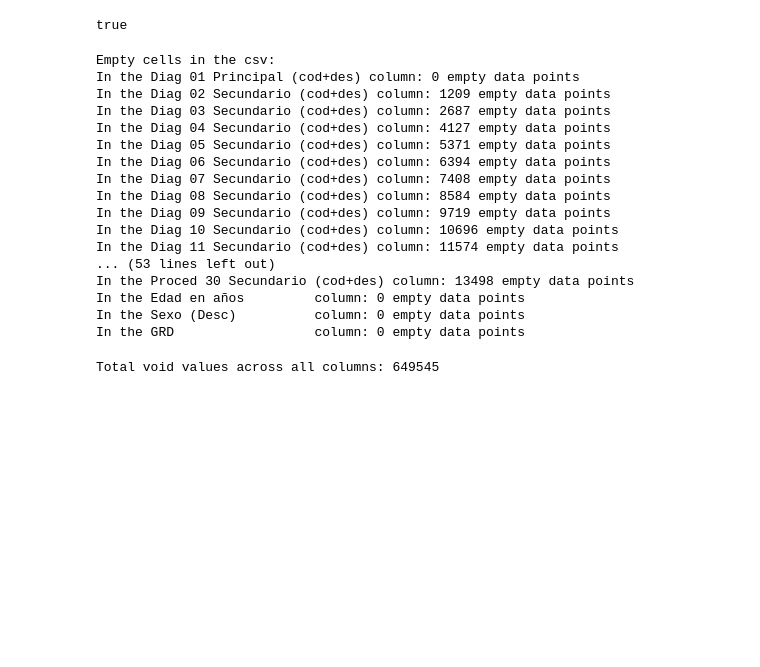
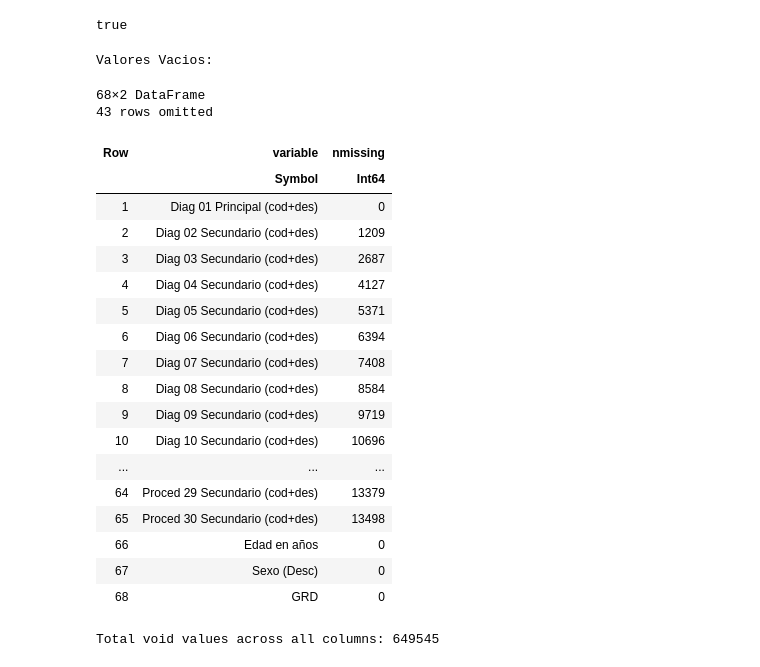
Before and after one commit to Coragg/GRDprediction, a Jupyter notebook: julia/DataMining.ipynb, the cells around one changed output. Cells and saved outputs as stored; diff of their text form; code cells hidden in the pictures; blank space fills up the shorter version.

```diff
--- a/julia/DataMining.ipynb
+++ b/julia/DataMining.ipynb
@@ -19,6 +19,6 @@ using CSV, DataFrames, XLSX, Plots, Printf, StatsBase
 # Reading of file and empty data
 # %%
 file_path = "../data/dataset_elpino.csv"
-df = CSV.read(file_path, DataFrame; missingstrings=["NA", "NULL", "-"], delim=';')
+df = CSV.read(file_path, DataFrame; missingstring=["NA", "NULL", "-"], delim=';')
 first(df, 3)
 # %% [output]
@@ -97,30 +69,30 @@ println(resumen)
 any(ismissing.(Matrix(df)))
 # %% [output]
 true
-# %%
-# Cuenta los valores faltantes en cada columna
-missing_counts = [count(ismissing, col) for col in eachcol(df)]
-println("Empty cells in the csv:")
-for (col_name, missing_count) in zip(names(df), missing_counts)
-    @printf("In the %-20s column: %d empty data point%s\n",
-            col_name, missing_count, missing_count == 1 ? "" : "s")
-end
-# %% [output]
-Empty cells in the csv:
-In the Diag 01 Principal (cod+des) column: 0 empty data points
-In the Diag 02 Secundario (cod+des) column: 1209 empty data points
-In the Diag 03 Secundario (cod+des) column: 2687 empty data points
-In the Diag 04 Secundario (cod+des) column: 4127 empty data points
-In the Diag 05 Secundario (cod+des) column: 5371 empty data points
-In the Diag 06 Secundario (cod+des) column: 6394 empty data points
-In the Diag 07 Secundario (cod+des) column: 7408 empty data points
-In the Diag 08 Secundario (cod+des) column: 8584 empty data points
-In the Diag 09 Secundario (cod+des) column: 9719 empty data points
-In the Diag 10 Secundario (cod+des) column: 10696 empty data points
-In the Diag 11 Secundario (cod+des) column: 11574 empty data points
-... (53 lines left out)
-In the Proced 30 Secundario (cod+des) column: 13498 empty data points
-In the Edad en años         column: 0 empty data points
-In the Sexo (Desc)          column: 0 empty data points
-In the GRD                  column: 0 empty data points
+# %%
+missing_counts = DataFrame(mapcols(col -> count(ismissing, col), df))
+println("Valores Vacios:")
+dec = describe(df, :nmissing)
+# %% [output]
+Valores Vacios:
+68×2 DataFrame
+43 rows omitted
+| Row | variable | nmissing |
+|  | Symbol | Int64 |
+| 1 | Diag 01 Principal (cod+des) | 0 |
+| 2 | Diag 02 Secundario (cod+des) | 1209 |
+| 3 | Diag 03 Secundario (cod+des) | 2687 |
+| 4 | Diag 04 Secundario (cod+des) | 4127 |
+| 5 | Diag 05 Secundario (cod+des) | 5371 |
+| 6 | Diag 06 Secundario (cod+des) | 6394 |
+| 7 | Diag 07 Secundario (cod+des) | 7408 |
+| 8 | Diag 08 Secundario (cod+des) | 8584 |
+| 9 | Diag 09 Secundario (cod+des) | 9719 |
+| 10 | Diag 10 Secundario (cod+des) | 10696 |
+| ... | ... | ... |
+| 64 | Proced 29 Secundario (cod+des) | 13379 |
+| 65 | Proced 30 Secundario (cod+des) | 13498 |
+| 66 | Edad en años | 0 |
+| 67 | Sexo (Desc) | 0 |
+| 68 | GRD | 0 |
 # %%
```
Also changed, not shown: parts of 12 cells of this notebook, 4 other files.
